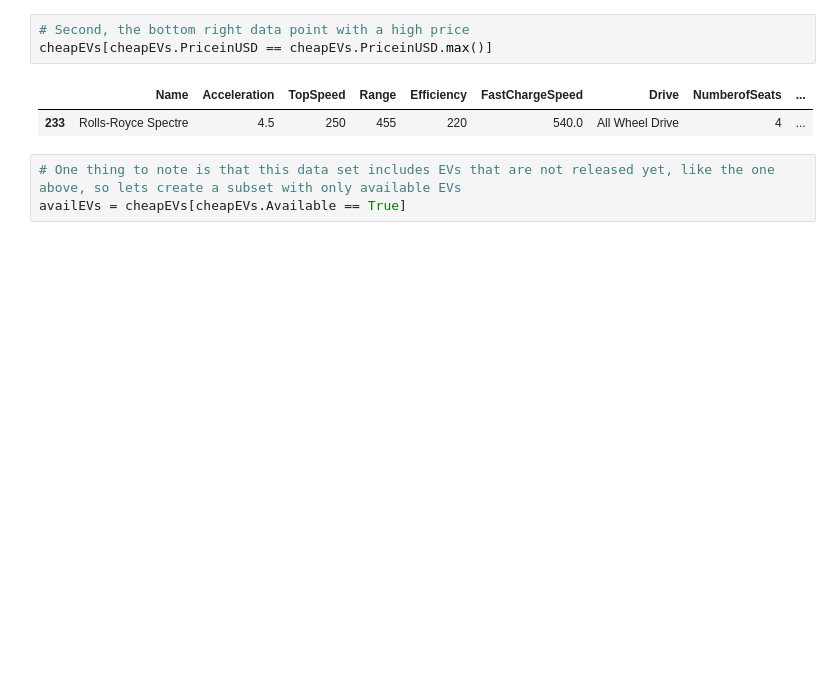
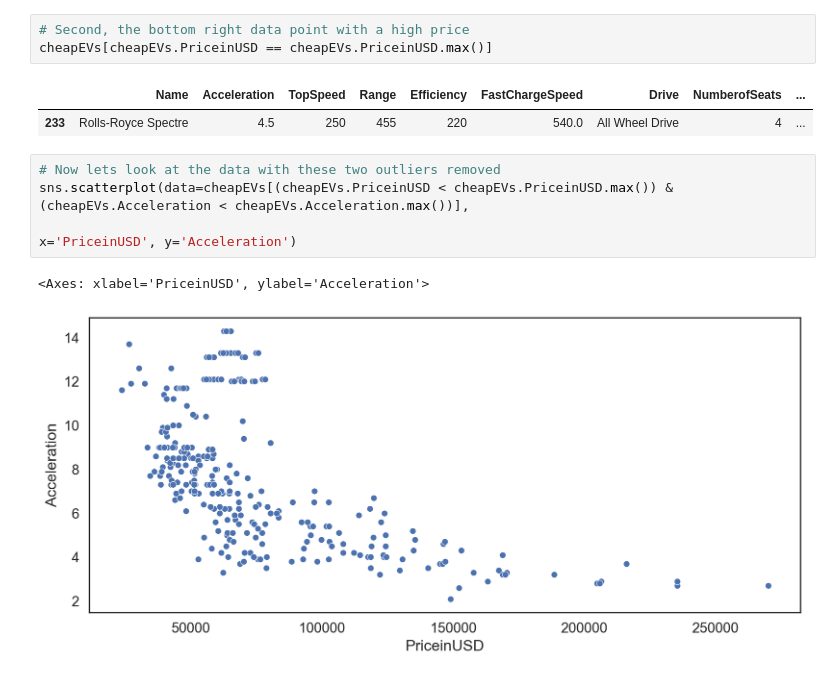
Before and after one commit to rappelrx/cogs108-project, a Jupyter notebook: EDACheckpointGroup_Sp23_yippee.ipynb, the cells around one changed output. Drawn from its saved outputs; the diff is of its cells as text; blank space fills up the shorter version.

Commit message:
looking at the prices and the outliers

```diff
--- a/EDACheckpointGroup_Sp23_yippee.ipynb
+++ b/EDACheckpointGroup_Sp23_yippee.ipynb
@@ -408,6 +417,10 @@ cheapEVs[cheapEVs.PriceinUSD == cheapEVs.PriceinUSD.max()]
 # %% [output]
 |  | Name | Acceleration | TopSpeed | Range | Efficiency | FastChargeSpeed | Drive | NumberofSeats | ... |
 | 233 | Rolls-Royce Spectre | 4.5 | 250 | 455 | 220 | 540.0 | All Wheel Drive | 4 | ... |
-# %%
-# One thing to note is that this data set includes EVs that are not released yet, like the one above, so lets create a subset with only available EVs
-availEVs = cheapEVs[cheapEVs.Available == True]
+# %%
+# Now lets look at the data with these two outliers removed
+sns.scatterplot(data=cheapEVs[(cheapEVs.PriceinUSD < cheapEVs.PriceinUSD.max()) & (cheapEVs.Acceleration < cheapEVs.Acceleration.max())],
+                                                                                                        x='PriceinUSD', y='Acceleration')
+# %% [output]
+<Axes: xlabel='PriceinUSD', ylabel='Acceleration'>
+[figure, added]
```
Also changed, not shown: parts of 20 cells of this notebook.
